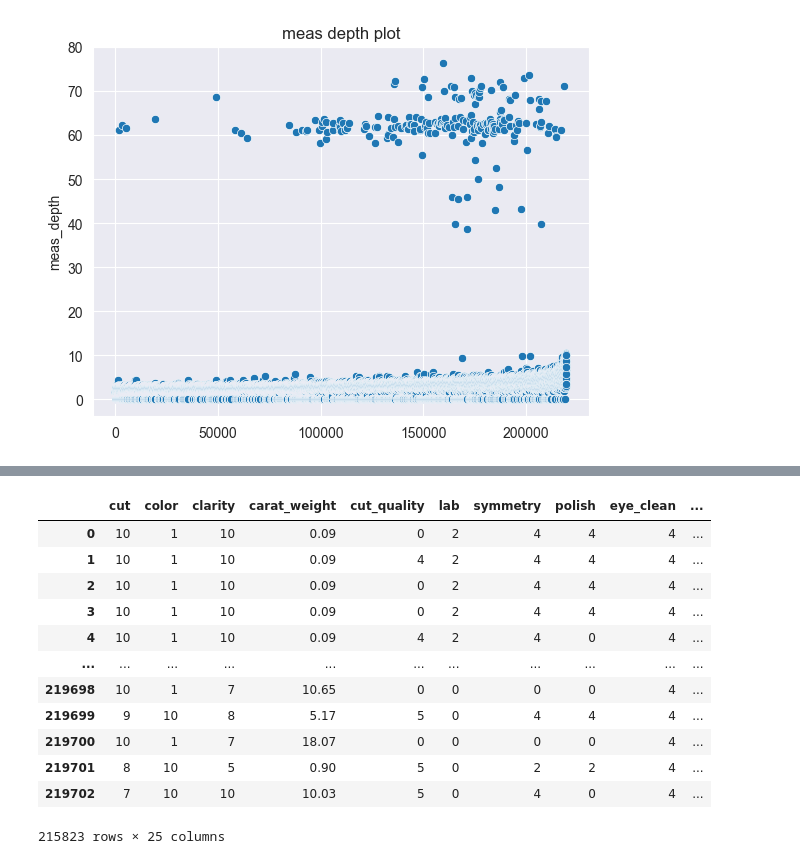
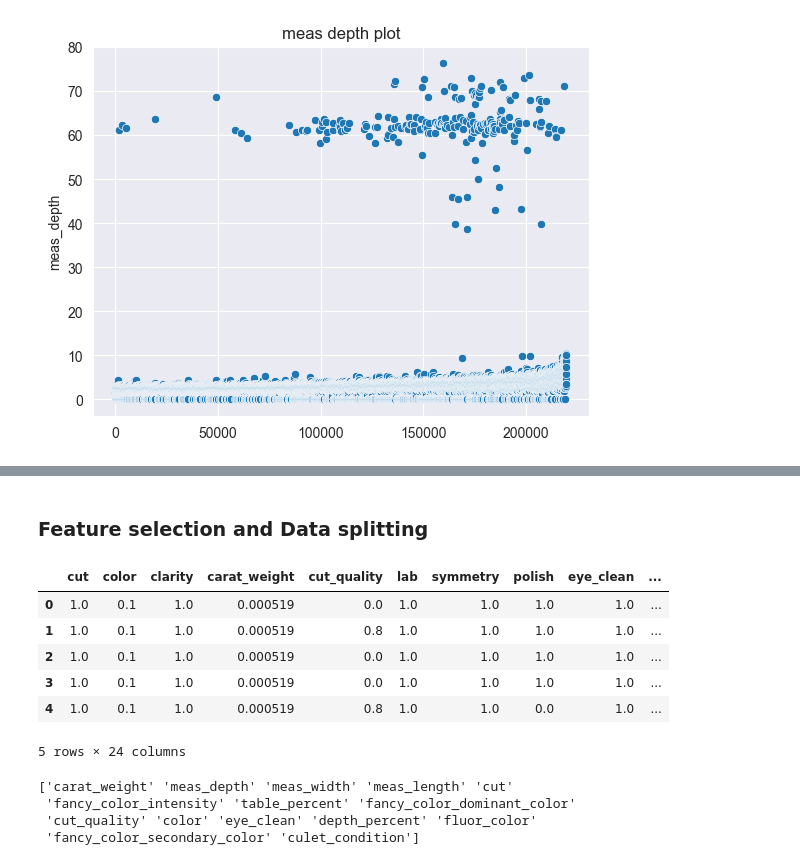
Before and after one commit to amith-vardhan99/udemy, a Jupyter notebook: Predicting Diamond Sales Price with Multiple Regression Methods/notebook.ipynb, the cells around one changed output, grey strips where cells are left out. Cells and saved outputs as stored; diff of their text form; code cells hidden in the pictures.

```diff
--- a/Predicting Diamond Sales Price with Multiple Regression Methods/notebook.ipynb
+++ b/Predicting Diamond Sales Price with Multiple Regression Methods/notebook.ipynb
@@ -163,16 +174,31 @@ df_4
-# %%
-df_3
-# %% [output]
-|  | cut | color | clarity | carat_weight | cut_quality | lab | symmetry | polish | eye_clean | ... |
-| 0 | 10 | 1 | 10 | 0.09 | 0 | 2 | 4 | 4 | 4 | ... |
-| 1 | 10 | 1 | 10 | 0.09 | 4 | 2 | 4 | 4 | 4 | ... |
-| 2 | 10 | 1 | 10 | 0.09 | 0 | 2 | 4 | 4 | 4 | ... |
-| 3 | 10 | 1 | 10 | 0.09 | 0 | 2 | 4 | 4 | 4 | ... |
-| 4 | 10 | 1 | 10 | 0.09 | 4 | 2 | 4 | 0 | 4 | ... |
-| ... | ... | ... | ... | ... | ... | ... | ... | ... | ... | ... |
-| 219698 | 10 | 1 | 7 | 10.65 | 0 | 0 | 0 | 0 | 4 | ... |
-| 219699 | 9 | 10 | 8 | 5.17 | 5 | 0 | 4 | 4 | 4 | ... |
-| 219700 | 10 | 1 | 7 | 18.07 | 0 | 0 | 0 | 0 | 4 | ... |
-| 219701 | 8 | 10 | 5 | 0.90 | 5 | 0 | 2 | 2 | 4 | ... |
-| 219702 | 7 | 10 | 10 | 10.03 | 5 | 0 | 4 | 0 | 4 | ... |
-215823 rows × 25 columns
+# %% [markdown]
+### Feature selection and Data splitting
+# %%
+X = df_4.drop(columns="total_sales_price")
+y = df_4["total_sales_price"]
+# %%
+mms = MinMaxScaler()
+X_res = pd.DataFrame(mms.fit_transform(X), columns=X.columns)
+X_res.head()
+# %% [output]
+|  | cut | color | clarity | carat_weight | cut_quality | lab | symmetry | polish | eye_clean | ... |
+| 0 | 1.0 | 0.1 | 1.0 | 0.000519 | 0.0 | 1.0 | 1.0 | 1.0 | 1.0 | ... |
+| 1 | 1.0 | 0.1 | 1.0 | 0.000519 | 0.8 | 1.0 | 1.0 | 1.0 | 1.0 | ... |
+| 2 | 1.0 | 0.1 | 1.0 | 0.000519 | 0.0 | 1.0 | 1.0 | 1.0 | 1.0 | ... |
+| 3 | 1.0 | 0.1 | 1.0 | 0.000519 | 0.0 | 1.0 | 1.0 | 1.0 | 1.0 | ... |
+| 4 | 1.0 | 0.1 | 1.0 | 0.000519 | 0.8 | 1.0 | 1.0 | 0.0 | 1.0 | ... |
+5 rows × 24 columns
+# %%
+f_regr = f_regression(X_res,y)
+f_res = pd.DataFrame(columns=["columns","f-values","p-values"])
+f_res["columns"] = X_res.columns
+f_res["f-values"] = f_regr[0]
+f_res["p-values"] = f_regr[1].round(2)
+features_order = f_res.sort_values(by="f-values",ascending=False).reset_index(drop=True)
+best_features = features_order["columns"].values[0:15]
+print(best_features)
+# %% [output]
+['carat_weight' 'meas_depth' 'meas_width' 'meas_length' 'cut'
+ 'fancy_color_intensity' 'table_percent' 'fancy_color_dominant_color'
+ 'cut_quality' 'color' 'eye_clean' 'depth_percent' 'fluor_color'
+ 'fancy_color_secondary_color' 'culet_condition']
```
Also changed, not shown: parts of 4 cells of this notebook.
